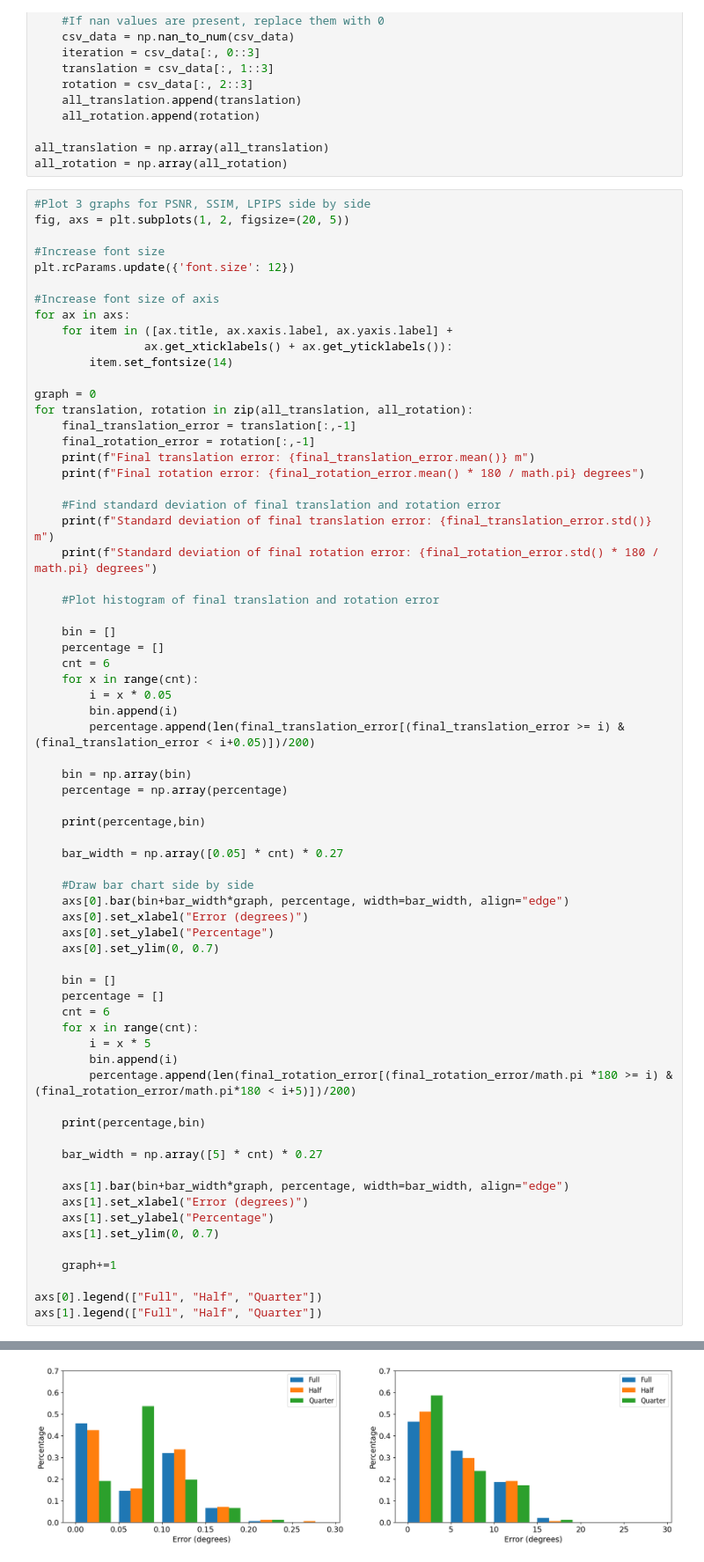
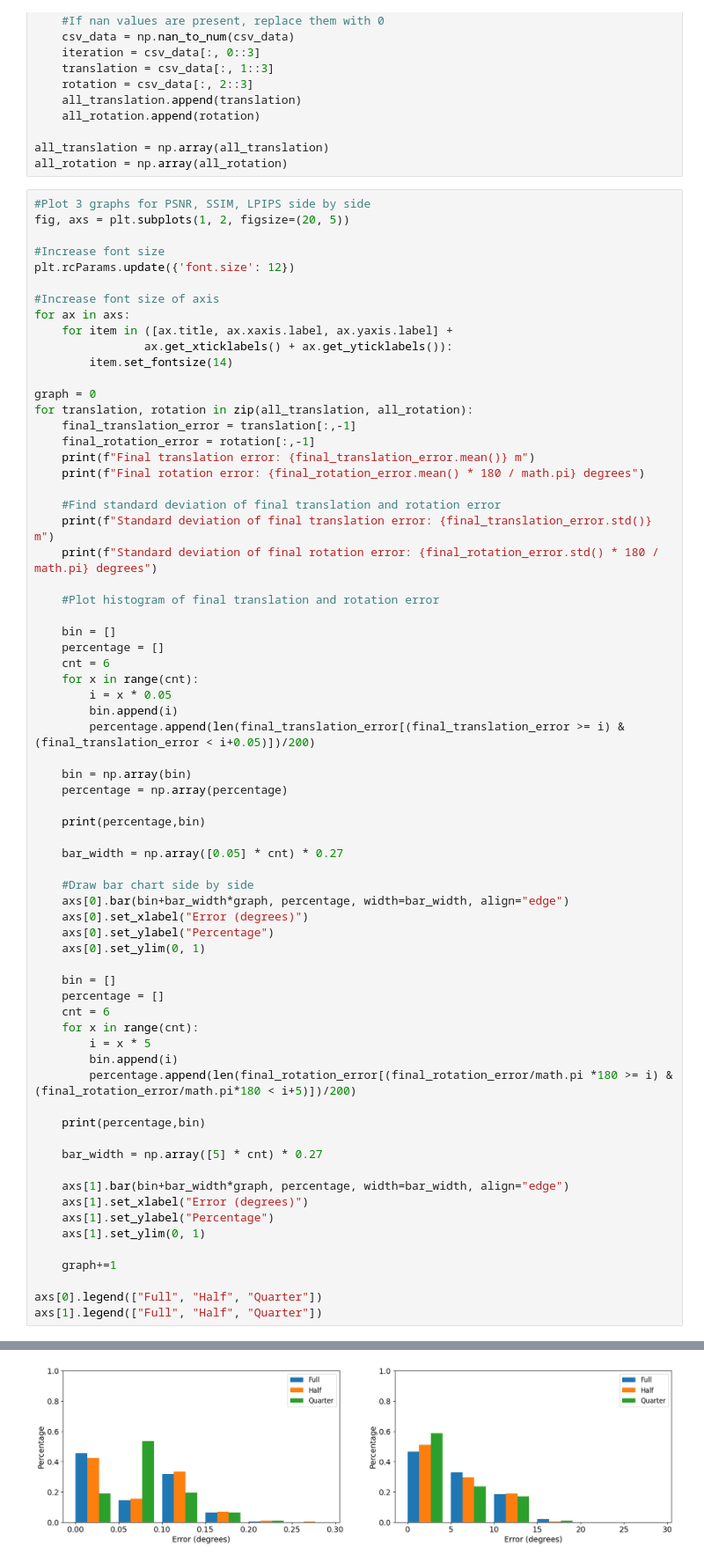
Before and after one commit to tauzn-clock/plane-nerf, a Jupyter notebook: utils/process_pose_data_2_layer.ipynb, the cells around one changed output, grey strips where cells are left out. Shown at 88% size. Saved outputs shown, nothing was run; the diff lists cells and outputs as text.

```diff
--- a/utils/process_pose_data_2_layer.ipynb
+++ b/utils/process_pose_data_2_layer.ipynb
@@ -77,7 +74,7 @@ for translation, rotation in zip(all_translation, all_rotation):
     axs[0].bar(bin+bar_width*graph, percentage, width=bar_width, align="edge")
     axs[0].set_xlabel("Error (degrees)")
     axs[0].set_ylabel("Percentage")
-    axs[0].set_ylim(0, 0.7)
+    axs[0].set_ylim(0, 1)
 
     bin = []
     percentage = []
@@ -92,35 +89,35 @@ for translation, rotation in zip(all_translation, all_rotation):
     bar_width = np.array([5] * cnt) * 0.27
 
     axs[1].bar(bin+bar_width*graph, percentage, width=bar_width, align="edge")
     axs[1].set_xlabel("Error (degrees)")
     axs[1].set_ylabel("Percentage")
-    axs[1].set_ylim(0, 0.7)
+    axs[1].set_ylim(0, 1)
 
     graph+=1
 
 axs[0].legend(["Full", "Half", "Quarter"])
 axs[1].legend(["Full", "Half", "Quarter"])
 # %% [output]
 Final translation error: 0.07451580382726095 m
 Final rotation error: 5.364931642347264 degrees
 Standard deviation of final translation error: 0.06244301005486733 m
 Standard deviation of final rotation error: 4.95890584665173 degrees
 [0.455 0.145 0.32  0.065 0.005 0.   ] [0.   0.05 0.1  0.15 0.2  0.25]
 [0.465, 0.33, 0.185, 0.02, 0.0, 0.0] [0, 5, 10, 15, 20, 25]
 Final translation error: 0.074378232418481 m
 Final rotation error: 4.899139415102579 degrees
 Standard deviation of final translation error: 0.057212584666006046 m
 Standard deviation of final rotation error: 4.911244390111997 degrees
 [0.425 0.155 0.335 0.07  0.01  0.005] [0.   0.05 0.1  0.15 0.2  0.25]
 [0.51, 0.295, 0.19, 0.005, 0.0, 0.0] [0, 5, 10, 15, 20, 25]
 Final translation error: 0.08614710815398681 m
 Final rotation error: 4.242948053819809 degrees
 Standard deviation of final translation error: 0.08202773683650974 m
 Standard deviation of final rotation error: 4.759677081444947 degrees
 [0.19  0.535 0.195 0.065 0.01  0.   ] [0.   0.05 0.1  0.15 0.2  0.25]
 [0.585, 0.235, 0.17, 0.01, 0.0, 0.0] [0, 5, 10, 15, 20, 25]
 <matplotlib.legend.Legend at 0x...>
-[figure, old version]
+[figure, new version]
 # %%
 #Plot 3 graphs for PSNR, SSIM, LPIPS side by side
 fig, axs = plt.subplots(1, 2, figsize=(20, 5))
```
Also changed, not shown: parts of 1 cell of this notebook, 2 other files.
